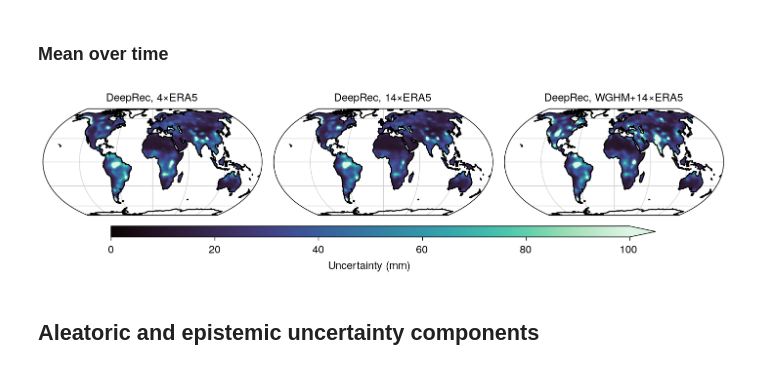
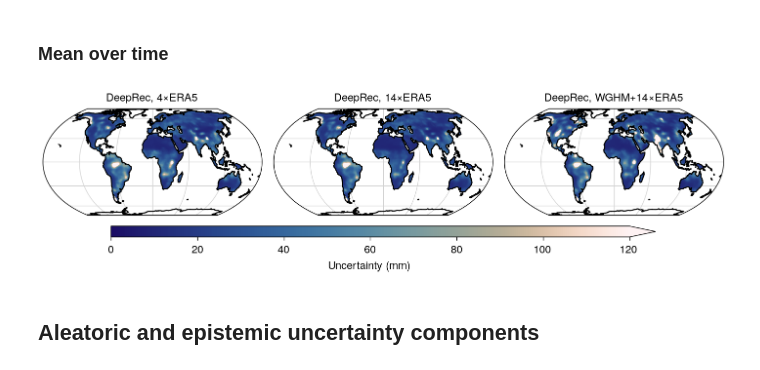
Before and after one commit to lqgentner/deeprec, a Jupyter notebook: notebooks/20-si-plots/uncertainty-evaluation.ipynb, the cells around one changed output. Drawn from its saved outputs; the diff is of its cells as text; code cells hidden in the pictures.

```diff
--- a/notebooks/20-si-plots/uncertainty-evaluation.ipynb
+++ b/notebooks/20-si-plots/uncertainty-evaluation.ipynb
@@ -96,15 +97,15 @@ plot_kwargs = dict(
 # %%
 plot_kwargs["cbar_kwargs"]["label"] = "Uncertainty (mm)"
 
 p = da_sigma_timemean.sel(component="Total").dr.projplot(
-    col="model", vmin=0, vmax=100, cmap="mako", figsize=(7.2, 2.1), **plot_kwargs
+    col="model", vmin=0, vmax=120, cmap=cmc.lapaz, figsize=(7.2, 2.1), **plot_kwargs
 )
 
 p.set_titles("{value}")
 
 p.fig.savefig(FIGURE_DIR / "uncertainty_map_gridwise.pdf", backend="pgf")
 # %% [output]
-[figure, old version]
+[figure, new version]
 # %% [markdown]
 ## Aleatoric and epistemic uncertainty components
 # %% [markdown]
```
Also changed, not shown: parts of 4 cells of this notebook, 39 other files.
